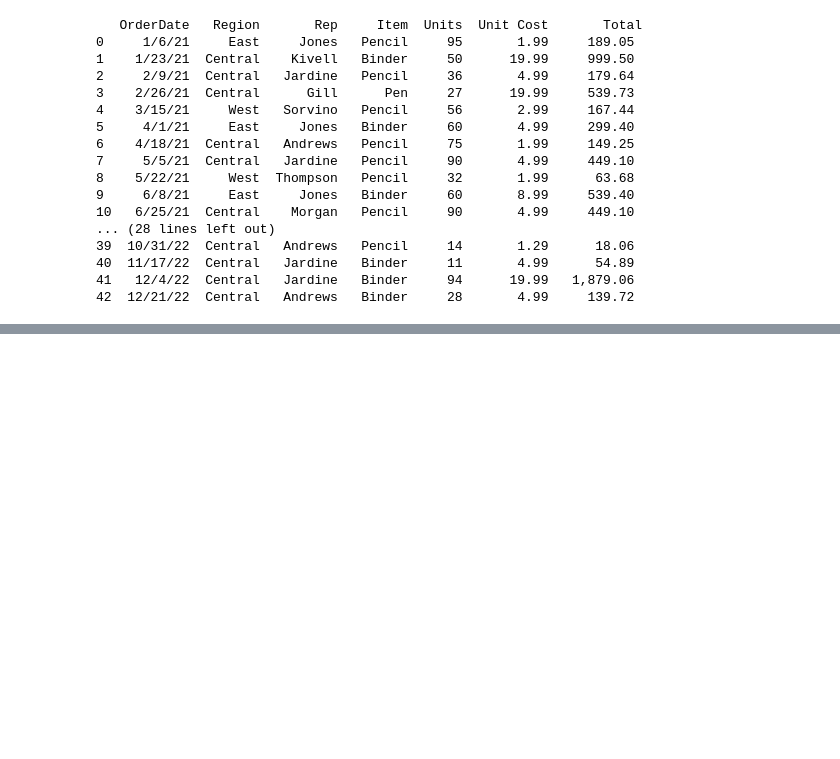
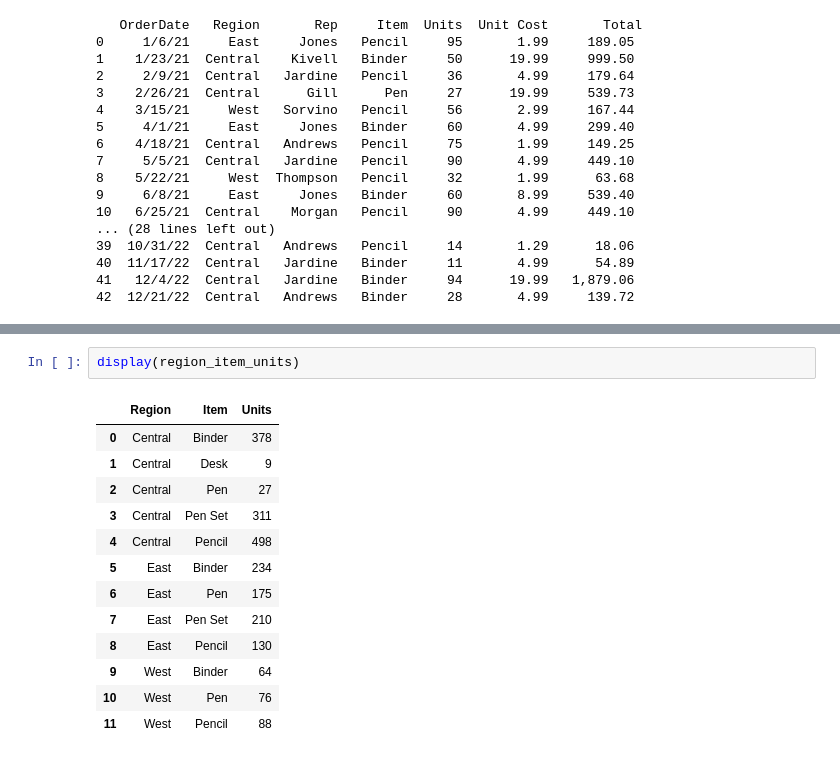
Before and after one commit to christopherfegalan/CPE031_Visualization_and_Data_Analysis, a Jupyter notebook: Hands-on Activities/HoA6_Fegalan.ipynb, the cells around one changed output, grey strips where cells are left out. Drawn from its saved outputs; the diff is of its cells as text; blank space fills up the shorter version.

```diff
--- a/Hands-on Activities/HoA6_Fegalan.ipynb
+++ b/Hands-on Activities/HoA6_Fegalan.ipynb
@@ -40,0 +78,16 @@ print(df)
+# %%
+display(region_item_units)
+# %% [output]
+|  | Region | Item | Units |
+| 0 | Central | Binder | 378 |
+| 1 | Central | Desk | 9 |
+| 2 | Central | Pen | 27 |
+| 3 | Central | Pen Set | 311 |
+| 4 | Central | Pencil | 498 |
+| 5 | East | Binder | 234 |
+| 6 | East | Pen | 175 |
+| 7 | East | Pen Set | 210 |
+| 8 | East | Pencil | 130 |
+| 9 | West | Binder | 64 |
+| 10 | West | Pen | 76 |
+| 11 | West | Pencil | 88 |
```
Also changed, not shown: parts of 7 cells of this notebook.
